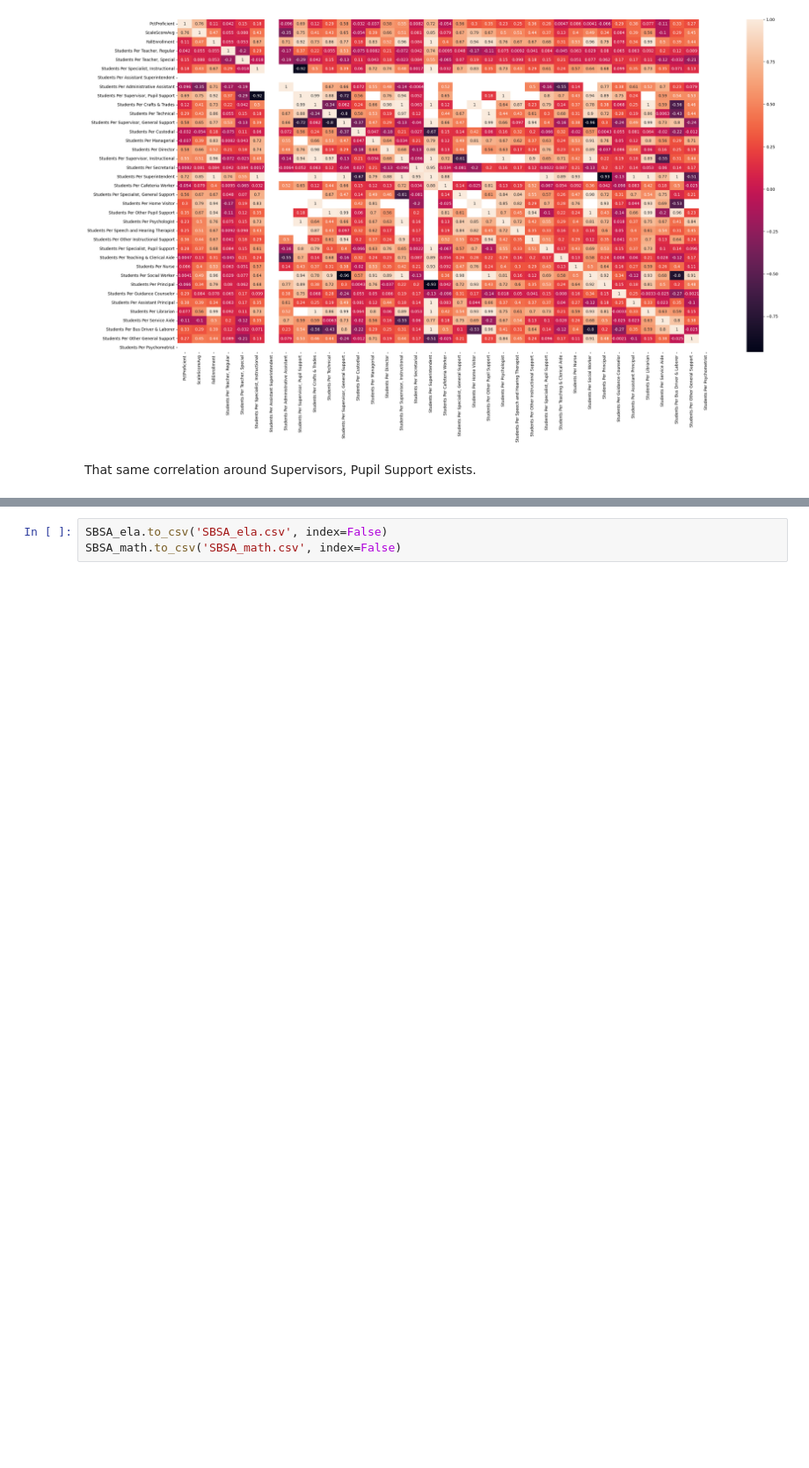
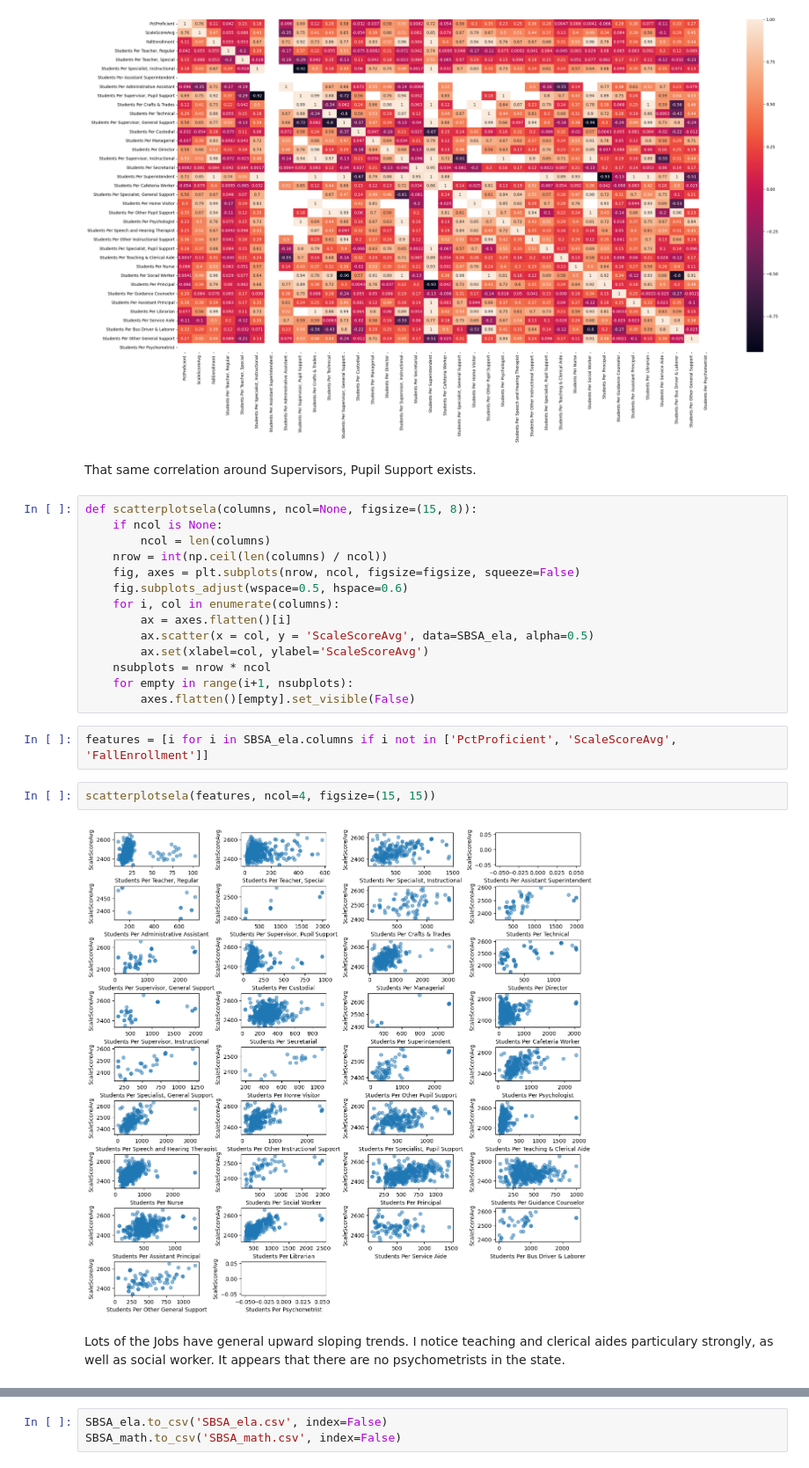
Before and after one commit to andmcllin/Delaware-Education, a Jupyter notebook: 2DelawareEDA.ipynb, the cells around one changed output, grey strips where cells are left out. Shown at 88% size. Saved outputs shown, nothing was run; the diff lists cells and outputs as text; blank space fills up the shorter version.

```diff
--- a/2DelawareEDA.ipynb
+++ b/2DelawareEDA.ipynb
@@ -268,3 +268,25 @@ sns.heatmap(SBSA_math.corr(), annot=True)
 [figure]
 # %% [markdown]
 That same correlation around Supervisors, Pupil Support exists.
+# %%
+def scatterplotsela(columns, ncol=None, figsize=(15, 8)):
+    if ncol is None:
+        ncol = len(columns)
+    nrow = int(np.ceil(len(columns) / ncol))
+    fig, axes = plt.subplots(nrow, ncol, figsize=figsize, squeeze=False)
+    fig.subplots_adjust(wspace=0.5, hspace=0.6)
+    for i, col in enumerate(columns):
+        ax = axes.flatten()[i]
+        ax.scatter(x = col, y = 'ScaleScoreAvg', data=SBSA_ela, alpha=0.5)
+        ax.set(xlabel=col, ylabel='ScaleScoreAvg')
+    nsubplots = nrow * ncol
+    for empty in range(i+1, nsubplots):
+        axes.flatten()[empty].set_visible(False)
+# %%
+features = [i for i in SBSA_ela.columns if i not in ['PctProficient', 'ScaleScoreAvg', 'FallEnrollment']]
+# %%
+scatterplotsela(features, ncol=4, figsize=(15, 15))
+# %% [output]
+[figure, added]
+# %% [markdown]
+Lots of the Jobs have general upward sloping trends. I notice teaching and clerical aides particulary strongly, as well as social worker. It appears that there are no psychometrists in the state.
```
Also changed, not shown: parts of 3 cells of this notebook, 1 other file.
